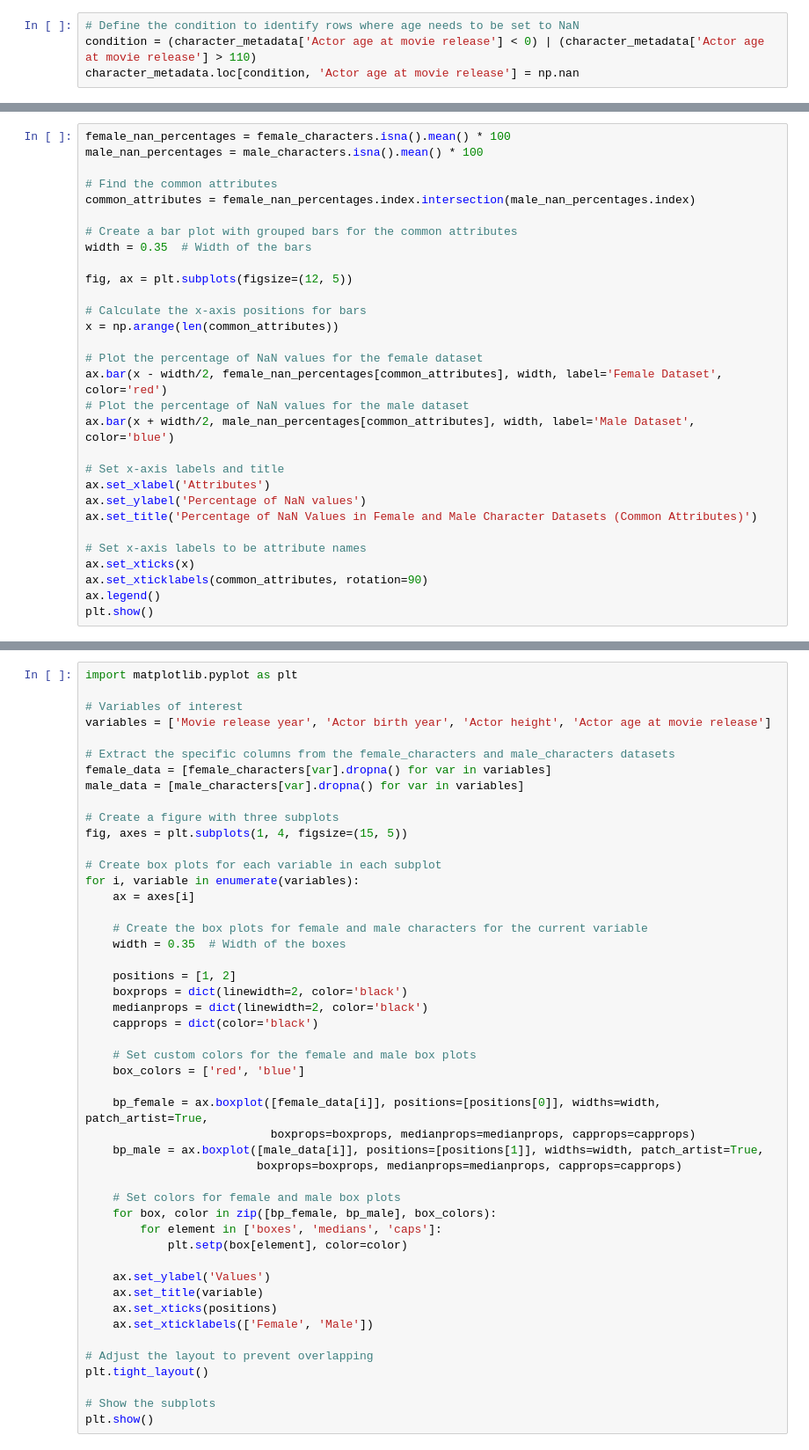
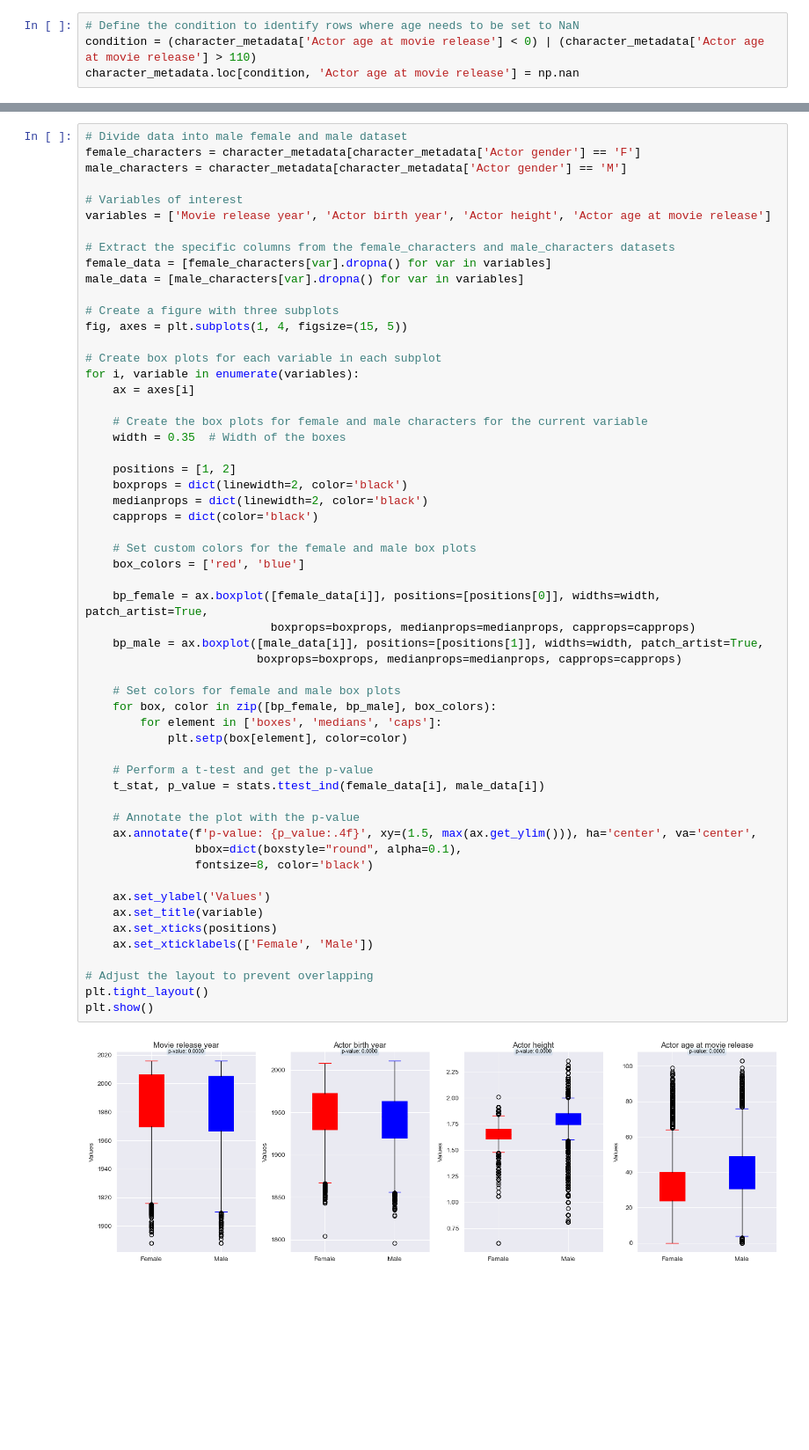
Before and after one commit to epfl-ada/ada-2023-project-byggemandbob, a Jupyter notebook: scratch/sofie.ipynb, the cells around one changed output, grey strips where cells are left out. Shown: that part at 88% size. Cells and saved outputs as stored; diff of their text form; blank space fills up the shorter version.

```diff
--- a/scratch/sofie.ipynb
+++ b/scratch/sofie.ipynb
@@ -149,30 +194,0 @@ print(male_characters.isna().mean() * 100)
-# %%
-female_nan_percentages = female_characters.isna().mean() * 100
-male_nan_percentages = male_characters.isna().mean() * 100
-
-# Find the common attributes
-common_attributes = female_nan_percentages.index.intersection(male_nan_percentages.index)
-
-# Create a bar plot with grouped bars for the common attributes
-width = 0.35  # Width of the bars
-
-fig, ax = plt.subplots(figsize=(12, 5))
-
-# Calculate the x-axis positions for bars
-x = np.arange(len(common_attributes))
-
-# Plot the percentage of NaN values for the female dataset
-ax.bar(x - width/2, female_nan_percentages[common_attributes], width, label='Female Dataset', color='red')
-# Plot the percentage of NaN values for the male dataset
-ax.bar(x + width/2, male_nan_percentages[common_attributes], width, label='Male Dataset', color='blue')
-
-# Set x-axis labels and title
-ax.set_xlabel('Attributes')
-ax.set_ylabel('Percentage of NaN values')
-ax.set_title('Percentage of NaN Values in Female and Male Character Datasets (Common Attributes)')
-
-# Set x-axis labels to be attribute names
-ax.set_xticks(x)
-ax.set_xticklabels(common_attributes, rotation=90)
-ax.legend()
-plt.show()
@@ -264,5 +203,7 @@ plt.show()
 # %%
-import matplotlib.pyplot as plt
+# Divide data into male female and male dataset
+female_characters = character_metadata[character_metadata['Actor gender'] == 'F']
+male_characters = character_metadata[character_metadata['Actor gender'] == 'M']
 
 # Variables of interest
 variables = ['Movie release year', 'Actor birth year', 'Actor height', 'Actor age at movie release']
@@ -280,32 +221,40 @@ for i, variable in enumerate(variables):
 
     # Create the box plots for female and male characters for the current variable
     width = 0.35  # Width of the boxes
 
     positions = [1, 2]
     boxprops = dict(linewidth=2, color='black')
     medianprops = dict(linewidth=2, color='black')
     capprops = dict(color='black')
 
     # Set custom colors for the female and male box plots
     box_colors = ['red', 'blue']
 
     bp_female = ax.boxplot([female_data[i]], positions=[positions[0]], widths=width, patch_artist=True,
                            boxprops=boxprops, medianprops=medianprops, capprops=capprops)
     bp_male = ax.boxplot([male_data[i]], positions=[positions[1]], widths=width, patch_artist=True,
                          boxprops=boxprops, medianprops=medianprops, capprops=capprops)
 
     # Set colors for female and male box plots
     for box, color in zip([bp_female, bp_male], box_colors):
         for element in ['boxes', 'medians', 'caps']:
             plt.setp(box[element], color=color)
 
+    # Perform a t-test and get the p-value
+    t_stat, p_value = stats.ttest_ind(female_data[i], male_data[i])
+
+    # Annotate the plot with the p-value
+    ax.annotate(f'p-value: {p_value:.4f}', xy=(1.5, max(ax.get_ylim())), ha='center', va='center',
+                bbox=dict(boxstyle="round", alpha=0.1),
+                fontsize=8, color='black')
+
     ax.set_ylabel('Values')
     ax.set_title(variable)
     ax.set_xticks(positions)
     ax.set_xticklabels(['Female', 'Male'])
 
 # Adjust the layout to prevent overlapping
 plt.tight_layout()
-
-# Show the subplots
 plt.show()
+# %% [output]
+[figure, added]
```
Also changed, not shown: parts of 67 cells of this notebook.
